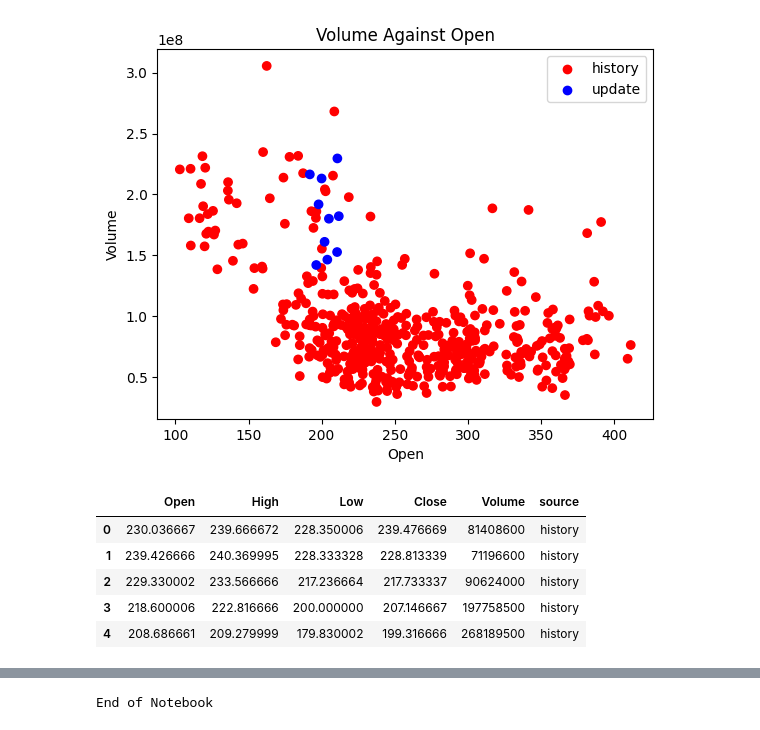
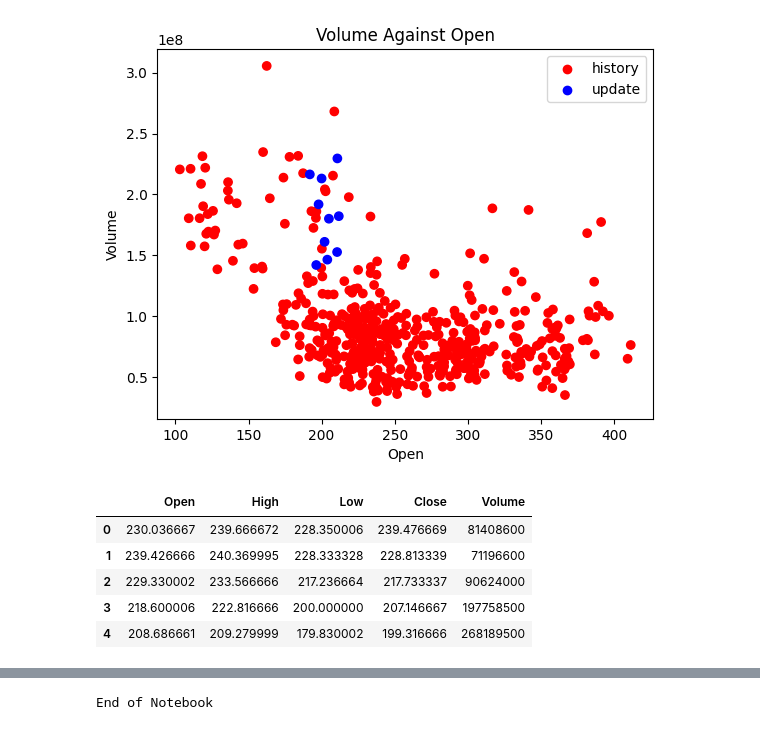
Before and after one commit to DavidBlairs/Fundamentals_Of_Machine_Learning, a Jupyter notebook: assignment (1).ipynb, the cells around one changed output, grey strips where cells are left out. Saved outputs shown, nothing was run; the diff lists cells and outputs as text; code cells hidden in the pictures.

```diff
--- a/assignment (1).ipynb
+++ b/assignment (1).ipynb
@@ -498,12 +502,12 @@ plt.show()
 [figure]
 # %%
 # Select a subset of the training data (no Adj Close or Date)
-X_train = dfth.drop(["Adj Close", "Date"], axis = 1)
+X_train = dfth.drop(["Adj Close", "Date", "source"], axis = 1)
 X_train.head()
 # %% [output]
-|  | Open | High | Low | Close | Volume | source |
-| 0 | 230.036667 | 239.666672 | 228.350006 | 239.476669 | 81408600 | history |
-| 1 | 239.426666 | 240.369995 | 228.333328 | 228.813339 | 71196600 | history |
-| 2 | 229.330002 | 233.566666 | 217.236664 | 217.733337 | 90624000 | history |
-| 3 | 218.600006 | 222.816666 | 200.000000 | 207.146667 | 197758500 | history |
-| 4 | 208.686661 | 209.279999 | 179.830002 | 199.316666 | 268189500 | history |
+|  | Open | High | Low | Close | Volume |
+| 0 | 230.036667 | 239.666672 | 228.350006 | 239.476669 | 81408600 |
+| 1 | 239.426666 | 240.369995 | 228.333328 | 228.813339 | 71196600 |
+| 2 | 229.330002 | 233.566666 | 217.236664 | 217.733337 | 90624000 |
+| 3 | 218.600006 | 222.816666 | 200.000000 | 207.146667 | 197758500 |
+| 4 | 208.686661 | 209.279999 | 179.830002 | 199.316666 | 268189500 |
```
Also changed, not shown: parts of 7 cells of this notebook, 6 other files.
